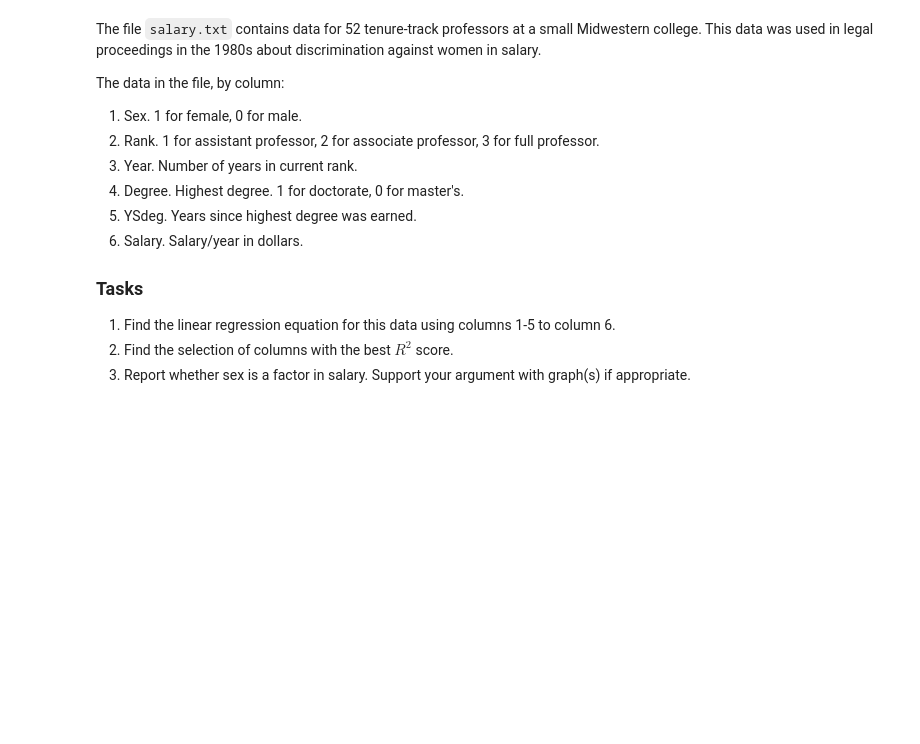
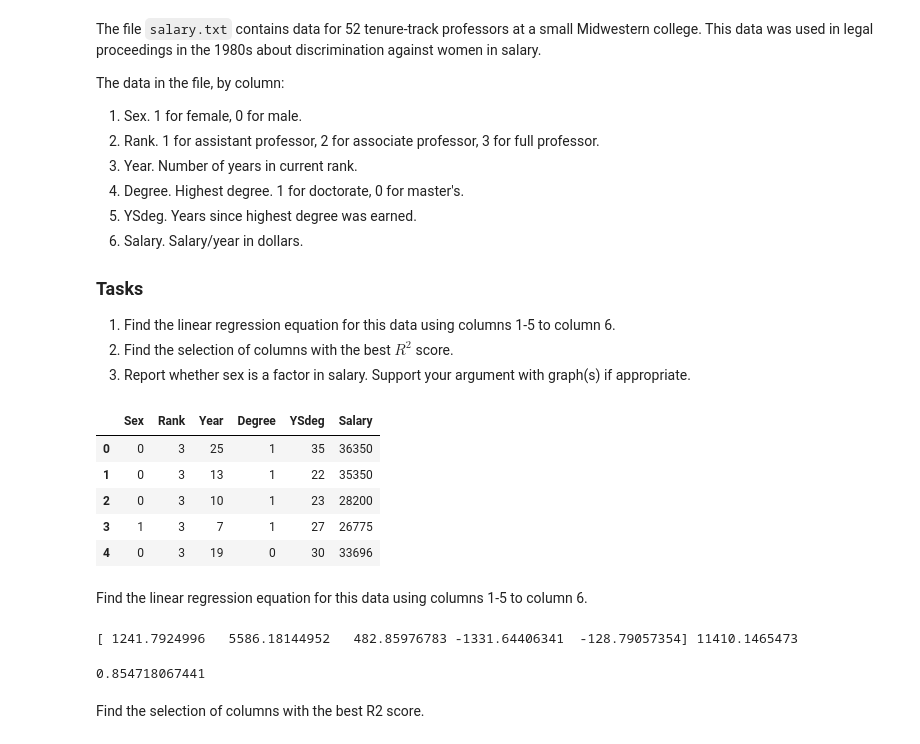
Before and after one commit to TylerKotkin/linear-regression, a Jupyter notebook: simple-linear-regression.ipynb, the cells around one changed output. Saved outputs shown, nothing was run; the diff lists cells and outputs as text; code cells hidden in the pictures; blank space fills up the shorter version.

Commit message:
Salary Discrimination part 1

```diff
--- a/simple-linear-regression.ipynb
+++ b/simple-linear-regression.ipynb
@@ -138,5 +147,16 @@ The data in the file, by column:
 2. Find the selection of columns with the best $R^2$ score.
 3. Report whether sex is a factor in salary. Support your argument with graph(s) if appropriate.
 # %%
-df = pd.read_fwf("salary.txt", header=None,
+df_sd = pd.read_fwf("salary.txt", header=None,
                  names=["Sex", "Rank", "Year", "Degree", "YSdeg", "Salary"])
+# %%
+df_sd.head()
+# %% [output]
+|  | Sex | Rank | Year | Degree | YSdeg | Salary |
+| 0 | 0 | 3 | 25 | 1 | 35 | 36350 |
+| 1 | 0 | 3 | 13 | 1 | 22 | 35350 |
+| 2 | 0 | 3 | 10 | 1 | 23 | 28200 |
+| 3 | 1 | 3 | 7 | 1 | 27 | 26775 |
+| 4 | 0 | 3 | 19 | 0 | 30 | 33696 |
+# %% [markdown]
+Find the linear regression equation for this data using columns 1-5 to column 6.
@@ -142,0 +170,12 @@ df = pd.read_fwf("salary.txt", header=None,
+# %%
+regr3 = linear_model.LinearRegression()
+regr3.fit(input_data3, output_data3)
+print(regr3.coef_, regr3.intercept_)
+# %% [output]
+[ 1241.7924996   5586.18144952   482.85976783 -1331.64406341  -128.79057354] 11410.1465473
+# %%
+print(regr3.score(input_data3, output_data3))
+# %% [output]
+0.854718067441
+# %% [markdown]
+Find the selection of columns with the best R2 score.
```
Also changed, not shown: parts of 6 cells of this notebook.
